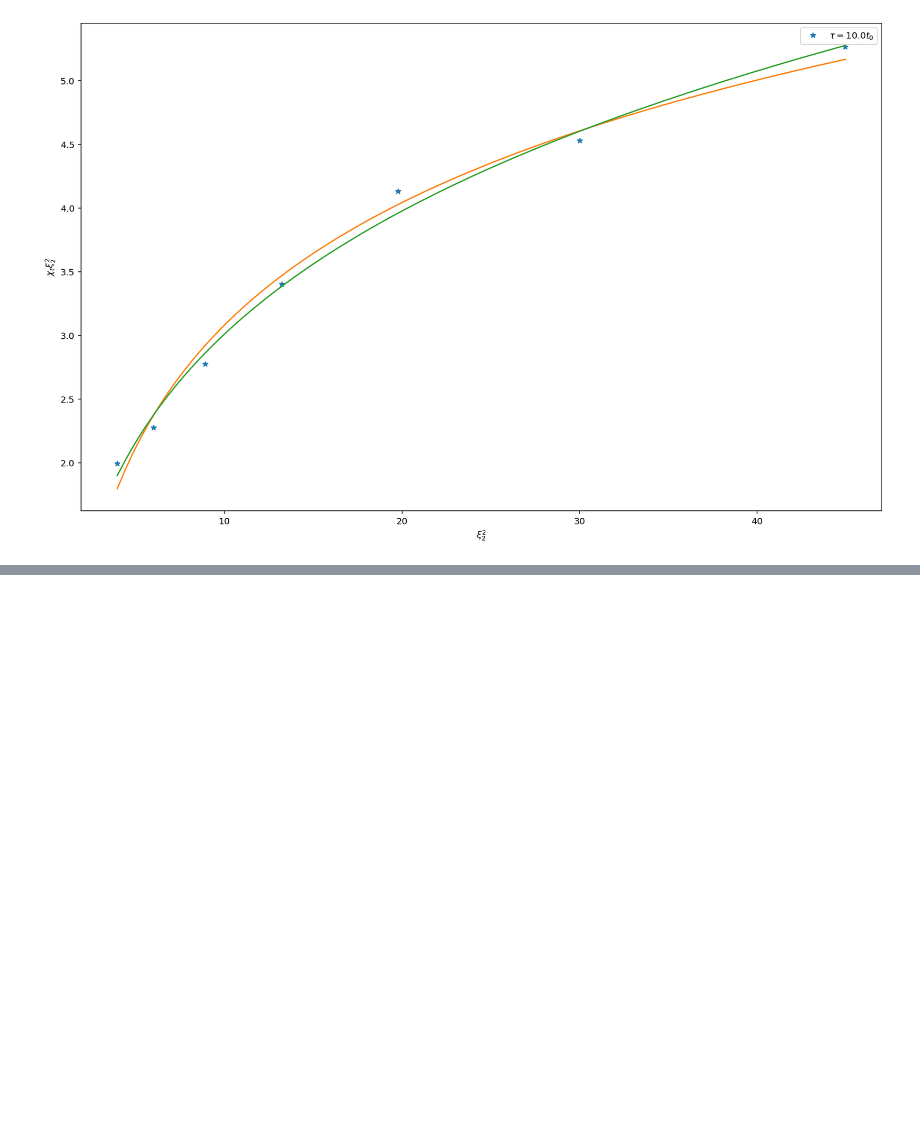
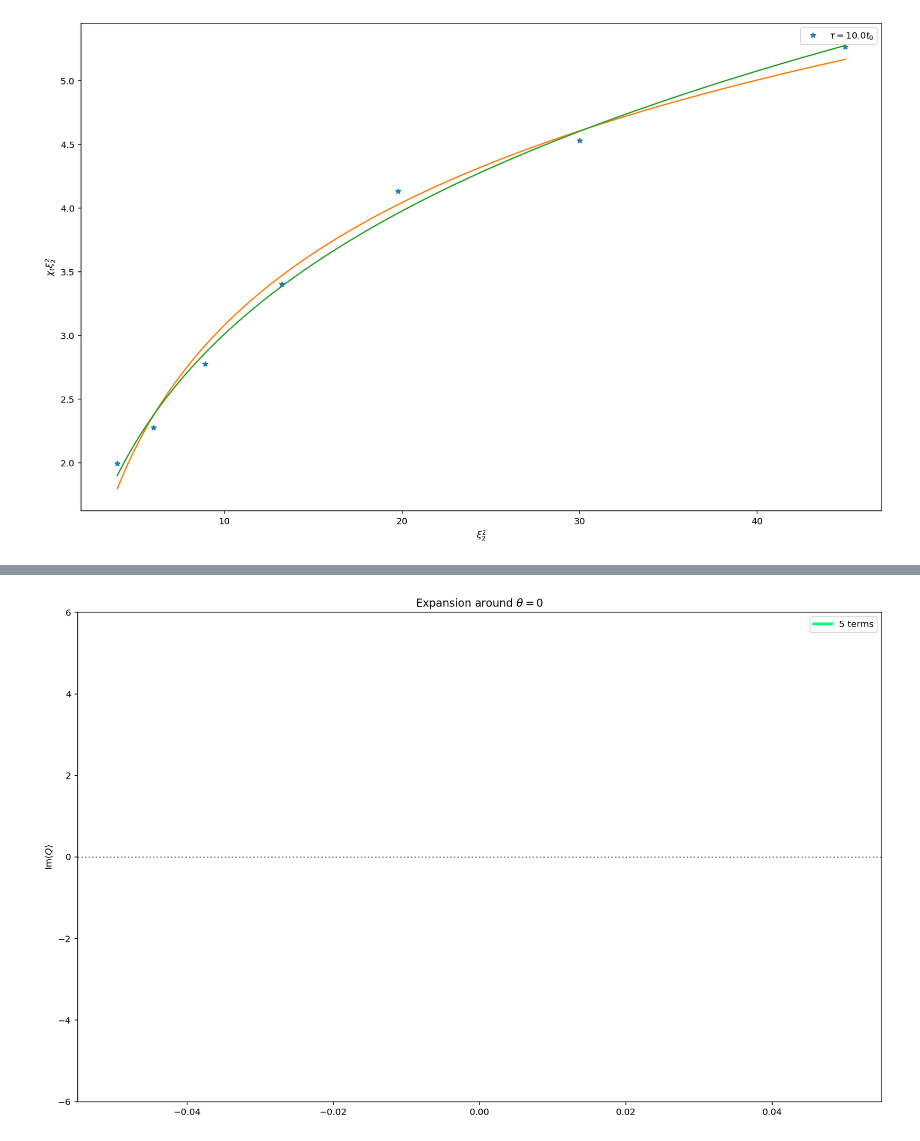
Before and after one commit to stuartthomas25/honors-thesis, a Jupyter notebook: code/gradient_flow.ipynb, the cells around one changed output, grey strips where cells are left out. Saved outputs shown, nothing was run; the diff lists cells and outputs as text; code cells hidden in the pictures; blank space fills up the shorter version.

Commit message:
xi2 calculation, Bietenholz fig 7

```diff
--- a/code/gradient_flow.ipynb
+++ b/code/gradient_flow.ipynb
@@ -78,8 +79,8 @@ global_observables = dict(
 def print_stats():
     print(f"{measurements} measurements every {record_rate} sweeps, {thermalization} sweep thermalization.")
 
-def get_data(output_file="outputs/data.csv"):
-    data = pd.read_csv(output_file)
+def get_data(output_file="data"):
+    data = pd.read_csv("outputs/"+output_file+".csv")
     data = data.round({'Q':0}).astype({'Q':'int32'})
     return data
 # %%
@@ -519,0 +521,75 @@ print(np.diagonal(pcov))
+# %%
+# effect of order
+
+
+
+theta0 = 0
+orders = [5]
+
+data = get_data()
+fig,axes = plt.subplots(1,1,figsize=(16,10),squeeze=False)
+axes = axes[:,0]
+
+if theta0 == 0.: theta0 = 2*np.pi
+if 2*np.pi/theta0 != int(2*np.pi/theta0): raise Exception("Infinite topological sectors")
+num_sectors = int(2*np.pi / theta0) # this is actually a signed value
+thetas = [0.]#np.linspace(-1+theta0, 1+theta0, 101)
+
+errQs = np.zeros_like(thetas)
+Qs = np.zeros_like(thetas)
+
+cs = cm.get_cmap('winter', len(orders))
+
+for order in reversed(orders):
+    for j,p in bietenholz_params.iterrows():
+        if p.L != 270: continue
+        trial = data[(round(data['tau'],10) == round(0.*p.t0,10)) & (data['L'] == p.L)]
+        for i,theta in enumerate(thetas):
+            cumsum = gvar(0,0)
+            for k in range(abs(num_sectors)):
+                phase = np.exp(2j*np.pi*k/num_sectors)
+                subtrial = trial[np.abs( np.exp(1j*theta0*trial.Q) - phase ) < 0.0001]
+                N = subtrial.size
+                if subtrial.size==0:
+                    raise Exception(f'Empty trial, most likely caused by too many sectors (you are using {num_sectors})')
+
+                Q_powers = [0.] # start with 0. so that indices line up with powers
+                # in order to calculate covariances, we need twice the order
+                for n in range(1,2*order+1):
+                    sample =  subtrial.Q**n
+                    Q_powers.append( sample.mean() )
+
+                Q_powers = np.array(Q_powers)
+                means = Q_powers[1:order+1]
+                covariances = np.array([ [ (Q_powers[m+n] - Q_powers[m]*Q_powers[n])/N for m in range(1,order+1)] for n in range(1,order+1)])
+
+                print(means)
+                Q_gvars = gvar(means, covariances)
+                print(covariances)
+                for n in range(order):
+                    factor =  (1j*(theta - theta0))**n / np.math.factorial(n) * phase
+                    cumsum += np.imag(factor) * Q_gvars[n]
+
+            Qs[i] = cumsum.mean
+            errQs[i] = cumsum.sdev
+
+
+        c = cs(order)
+
+        axes[0].plot(thetas, Qs, label=f"{order} terms", c=c, lw=3)
+        axes[0].fill_between(thetas, Qs + errQs, Qs - errQs, alpha=0.3,color=c)
+
+        break
+
+axes[0].set_ylabel(r"$\mathrm{Im}\langle Q \rangle$")
+
+for ax in axes:
+    if theta0==2*np.pi:
+        ax.set_title(f"Expansion around $\\theta = 0$")
+    else:
+        ax.set_title(f"Expansion around $\\theta = {'-' if num_sectors<0 else ''}\\pi / {int(abs(num_sectors)/2):d}$")
+
+    ax.set_ylim((-6,6))
+    ax.legend()
+    ax.axhline(0.,c='k',alpha=0.5,ls=':')
+# %% [output]
@@ -519,0 +602 @@ print(np.diagonal(pcov))
+[figure, added]
```
Also changed, not shown: parts of 26 cells of this notebook, 1 other file.
